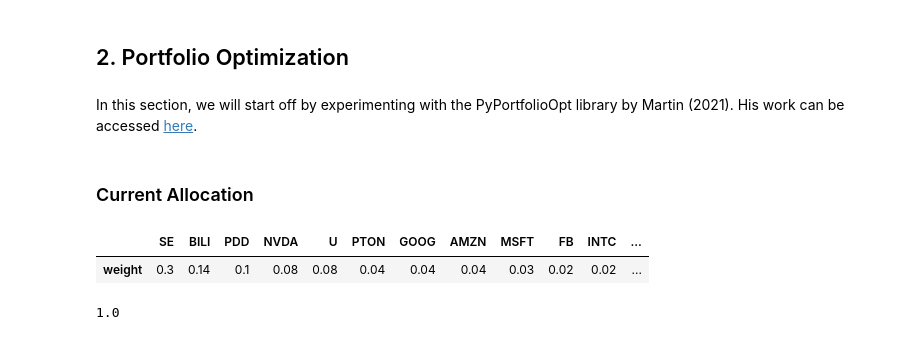
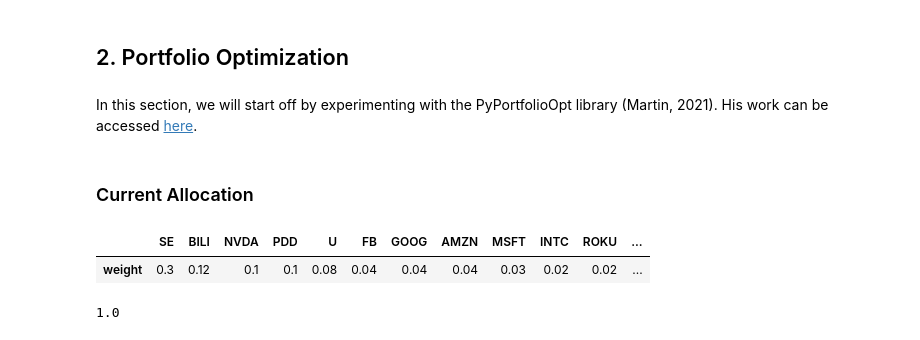
Before and after one commit to charlesyew/portfolio-analysis, a Jupyter notebook: mpt.ipynb, the cells around one changed output. Saved outputs shown, nothing was run; the diff lists cells and outputs as text; code cells hidden in the pictures.

```diff
--- a/mpt.ipynb
+++ b/mpt.ipynb
@@ -92,7 +91,7 @@ bench_close_5y = bench_close_5y.rename(columns = {'Adj Close':'S&P500'})
 bench_close_10y = bench_close_10y.rename(columns = {'Adj Close':'S&P500'})
 
 # reordering column names in portfolio
-s_order = ['SE', 'BILI', 'PDD', 'NVDA', 'U', 'PTON', 'GOOG', 'AMZN', 'MSFT', 'FB', 'INTC', 'ROKU', 'RBLX',  'BLK', 'BRK-B', 'ADSK', 'DKNG', 'CLPT']
+s_order = ['SE', 'BILI', 'NVDA', 'PDD', 'U', 'FB', 'GOOG', 'AMZN', 'MSFT', 'INTC', 'ROKU', 'PTON', 'RBLX',  'BLK', 'BRK-B', 'ADSK', 'DKNG', 'CLPT']
 df_close_1y = df_close_1y[s_order]
 df_close_3y = df_close_3y[s_order]
 df_close_5y = df_close_5y[s_order]
@@ -331,7 +321,7 @@ Comparing the sharpe ratios of the individual stocks against the benchmark, it b
 # %% [markdown]
 ## 2. Portfolio Optimization
 # %% [markdown]
-In this section, we will start off by experimenting with the PyPortfolioOpt library by Martin (2021). His work can be accessed [here](https://joss.theoj.org/papers/10.21105/joss.03066).
+In this section, we will start off by experimenting with the PyPortfolioOpt library (Martin, 2021). His work can be accessed [here](https://joss.theoj.org/papers/10.21105/joss.03066).
 # %%
 from pypfopt import EfficientFrontier
 from pypfopt import risk_models
@@ -340,13 +332,13 @@ from pypfopt import expected_returns
 ### Current Allocation
 # %%
 # current weightage
-arr_w = np.array([[0.30,0.14,0.10,0.08,0.08,0.04,0.04,0.04,0.03,0.02,0.02,0.02,0.02,0.02,0.02,0.01,0.01,0.01]])
+arr_w = np.array([[0.30,0.12,0.10,0.10,0.08,0.04,0.04,0.04,0.03,0.02,0.02,0.02,0.02,0.02,0.02,0.01,0.01,0.01]])
 df_w = pd.DataFrame(data = arr_w, columns = s_order)
 df_w = df_w.rename(index={0: "weight"})
 df_w
 # %% [output]
-|  | SE | BILI | PDD | NVDA | U | PTON | GOOG | AMZN | MSFT | FB | INTC | ... |
-| weight | 0.3 | 0.14 | 0.1 | 0.08 | 0.08 | 0.04 | 0.04 | 0.04 | 0.03 | 0.02 | 0.02 | ... |
+|  | SE | BILI | NVDA | PDD | U | FB | GOOG | AMZN | MSFT | INTC | ROKU | ... |
+| weight | 0.3 | 0.12 | 0.1 | 0.1 | 0.08 | 0.04 | 0.04 | 0.04 | 0.03 | 0.02 | 0.02 | ... |
 # %%
 arr_w.sum()
 # %% [output]
```
Also changed, not shown: parts of 30 cells of this notebook.
